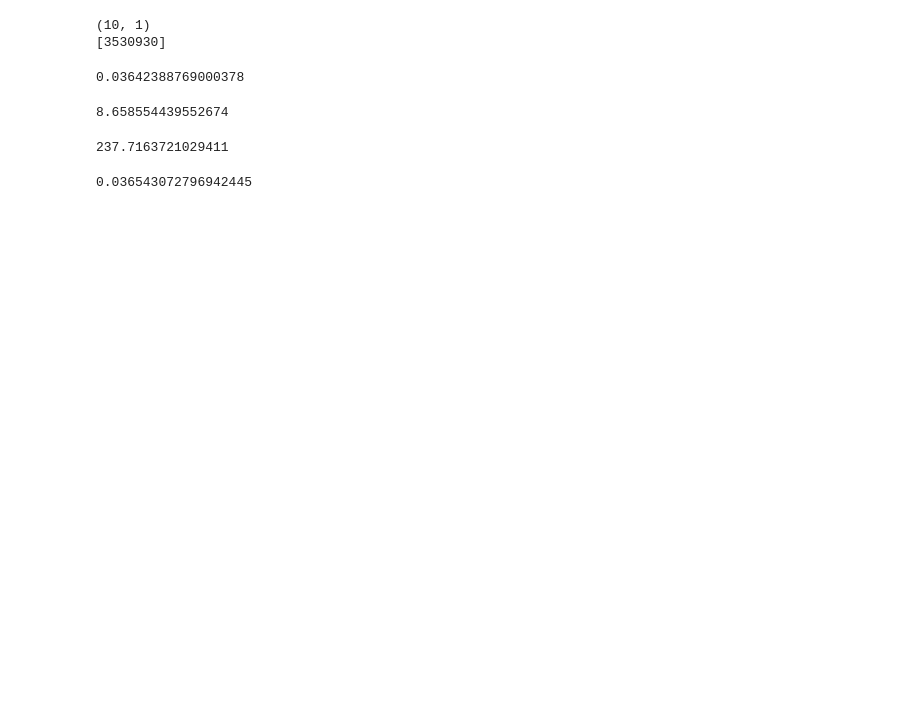
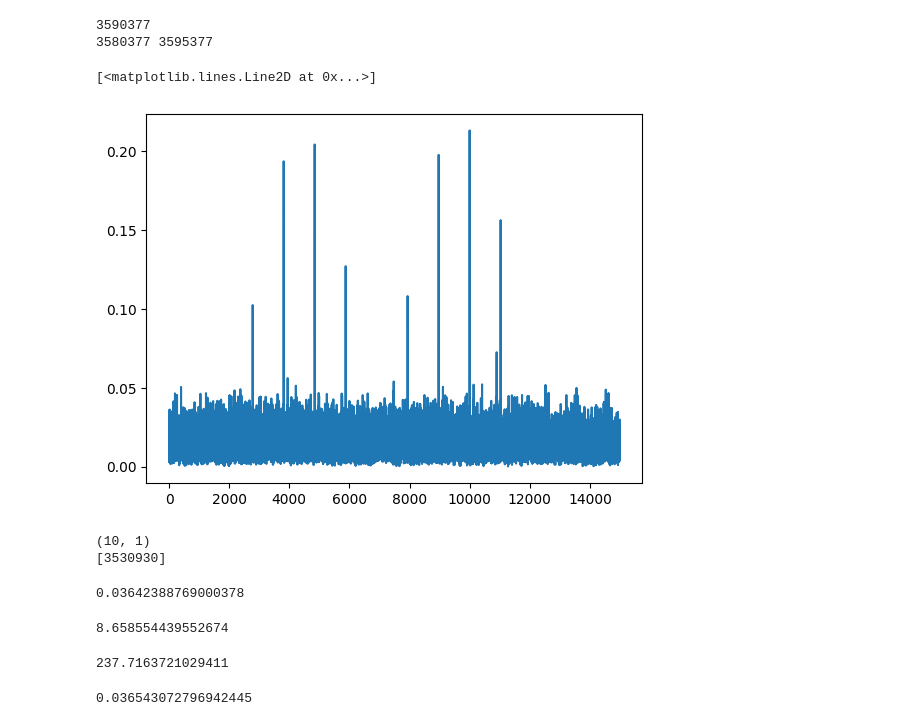
Before and after one commit to navya-xx/OTA-C, a Jupyter notebook: cpp/test_zfc_rx.ipynb, the cells around one changed output. Cells and saved outputs as stored; diff of their text form; code cells hidden in the pictures; blank space fills up the shorter version.

```diff
--- a/cpp/test_zfc_rx.ipynb
+++ b/cpp/test_zfc_rx.ipynb
@@ -57,3 +67,15 @@ plt.plot(np.abs(corr_zfc)[p_min : p_max])
+# %%
+data = np.abs(corr_zfc_rep)
+peak = np.squeeze(np.argmax(data))
+print(peak)
+p_min, p_max = peak-10000, peak + 5000
+print(p_min, p_max)
+plt.plot(data[p_min : p_max])
+# %% [output]
+3590377
+3580377 3595377
+[<matplotlib.lines.Line2D at 0x...>]
+[figure, added]
 # %%
 corr_abs = np.abs(corr_zfc)
 max_val = np.max(corr_abs)
```
Also changed, not shown: parts of 8 cells of this notebook, 4 other files.
